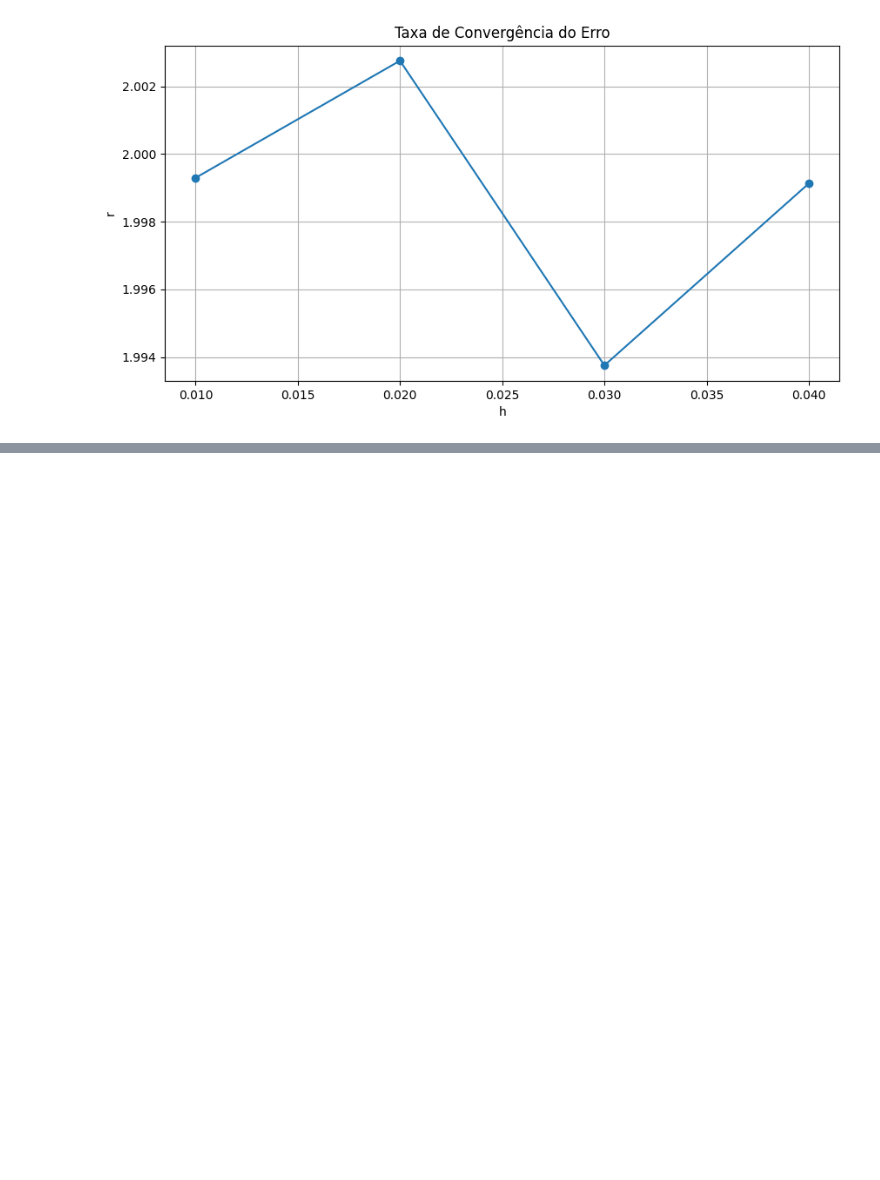
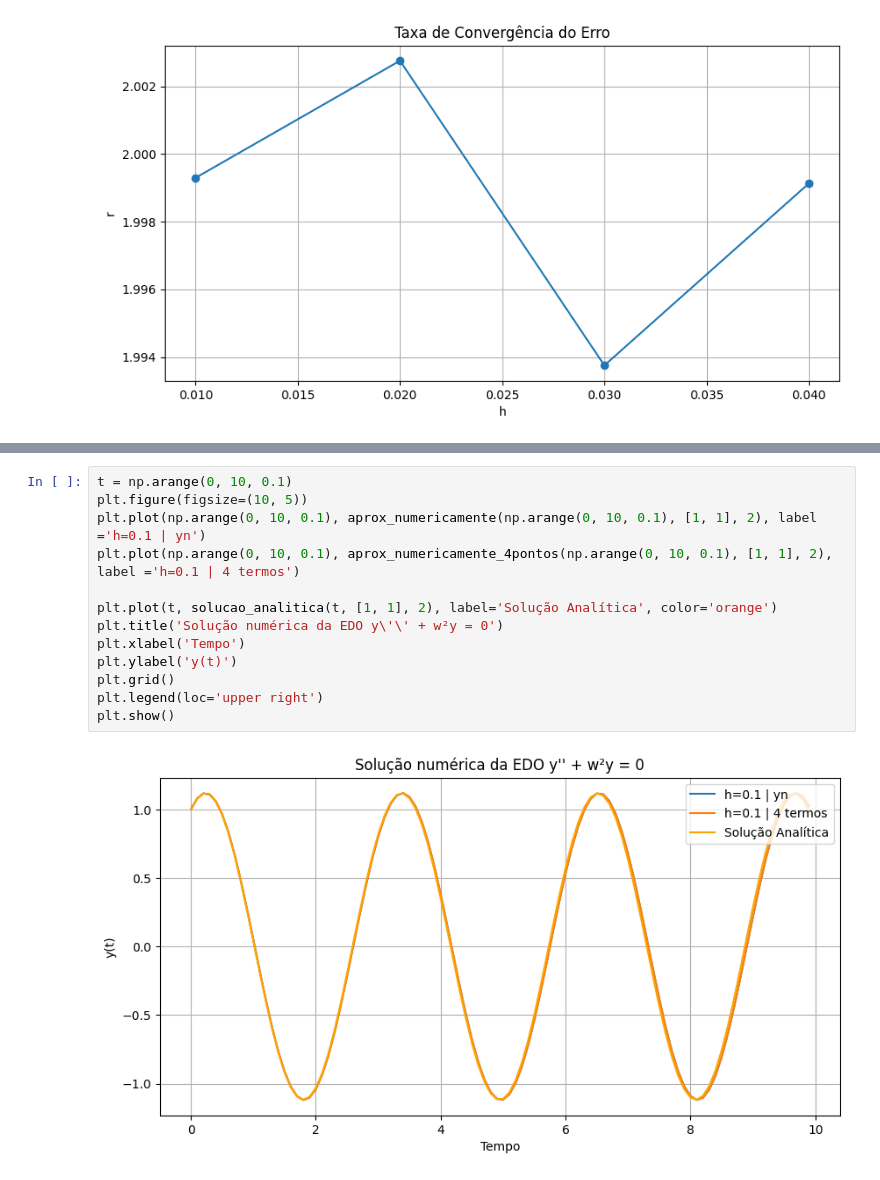
Before and after one commit to robertoarcanjo/Photonics, a Jupyter notebook: Numerical-Methods/Examples.ipynb, the cells around one changed output, grey strips where cells are left out. Saved outputs shown, nothing was run; the diff lists cells and outputs as text; blank space fills up the shorter version.

```diff
--- a/Numerical-Methods/Examples.ipynb
+++ b/Numerical-Methods/Examples.ipynb
@@ -162,0 +195,15 @@ plt.show()
+# %%
+t = np.arange(0, 10, 0.1)
+plt.figure(figsize=(10, 5))
+plt.plot(np.arange(0, 10, 0.1), aprox_numericamente(np.arange(0, 10, 0.1), [1, 1], 2), label ='h=0.1 | yn')
+plt.plot(np.arange(0, 10, 0.1), aprox_numericamente_4pontos(np.arange(0, 10, 0.1), [1, 1], 2), label ='h=0.1 | 4 termos')
+
+plt.plot(t, solucao_analitica(t, [1, 1], 2), label='Solução Analítica', color='orange')
+plt.title('Solução numérica da EDO y\'\' + w²y = 0')
+plt.xlabel('Tempo')
+plt.ylabel('y(t)')
+plt.grid()
+plt.legend(loc='upper right')
+plt.show()
+# %% [output]
+[figure, added]
```
Also changed, not shown: parts of 6 cells of this notebook.
